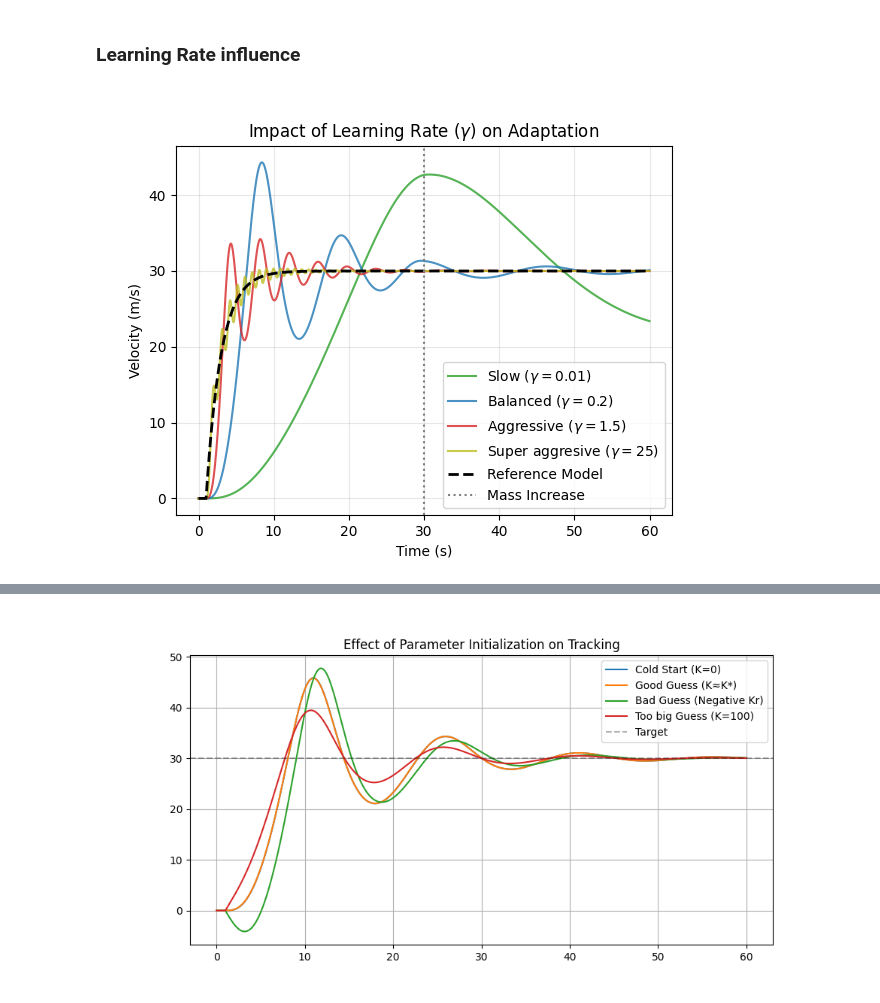
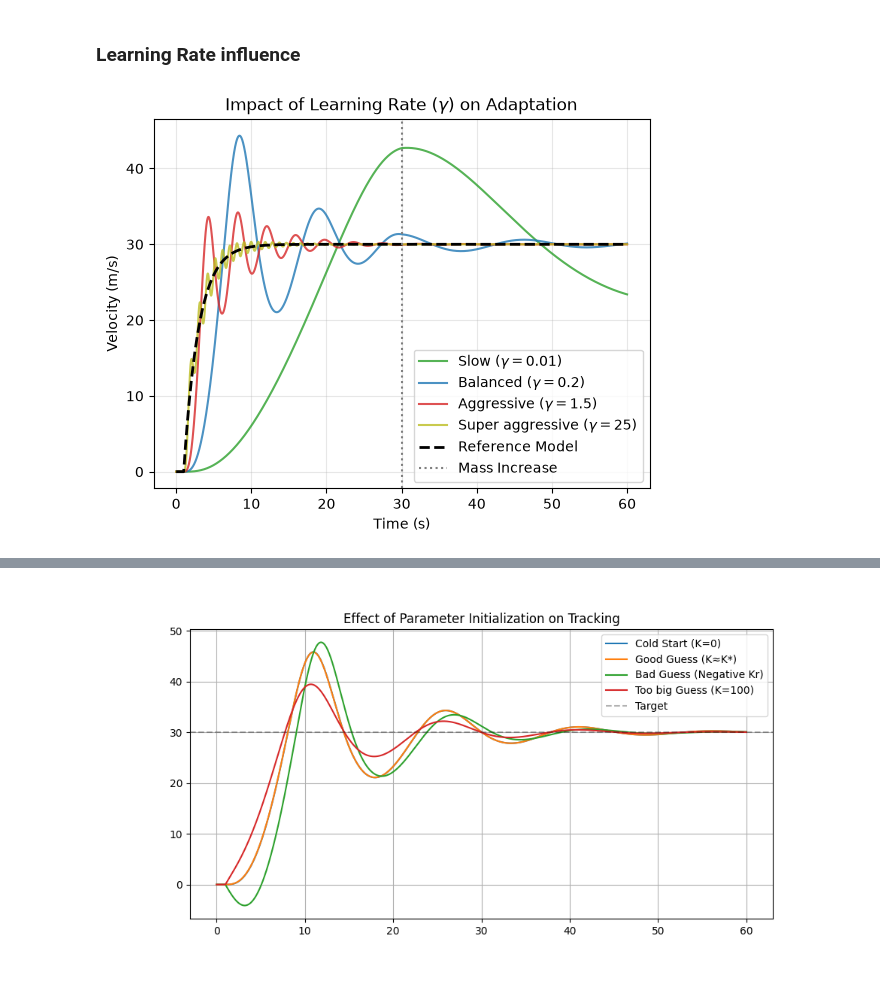
Before and after one commit to Mrjarkos/MRAC_Tutorial, a Jupyter notebook: 01_Introduction_to_MRAC.ipynb, the cells around one changed output, grey strips where cells are left out. Saved outputs shown, nothing was run; the diff lists cells and outputs as text; code cells hidden in the pictures.

```diff
--- a/01_Introduction_to_MRAC.ipynb
+++ b/01_Introduction_to_MRAC.ipynb
@@ -487,34 +487,34 @@ def simulate_mrac(gamma):
         history['Kr'].append(Kr)
         history['Kx'].append(Kx)
         history['cost'].append(cost)
 
     return time, history
 
 # Test different Gammas
 gammas = [0.01, 0.2, 1.5, 25]
-labels = ['Slow ($\\gamma=0.01$)', 'Balanced ($\\gamma=0.2$)', 'Aggressive ($\\gamma=1.5$)', 'Super aggresive ($\\gamma=25$)']
+labels = ['Slow ($\\gamma=0.01$)', 'Balanced ($\\gamma=0.2$)', 'Aggressive ($\\gamma=1.5$)', 'Super aggressive ($\\gamma=25$)']
 colors = ['tab:green', 'tab:blue', 'tab:red', 'tab:olive']
 
 history = {}
 
 for g in gammas:
     t, hist = simulate_mrac(g)
     history[g] = hist
 
 plt.figure()
 for g, l, c in zip(gammas, labels, colors):
     hist = history[g]
     plt.plot(t, hist["v"], label=l, color=c, alpha=0.8)
 
 plt.plot(t,  hist["v_m"], 'k--', label='Reference Model', linewidth=2)
 plt.axvline(x=30, color='gray', linestyle=':', label='Mass Increase')
 plt.title('Impact of Learning Rate ($\\gamma$) on Adaptation')
 plt.xlabel('Time (s)')
 plt.ylabel('Velocity (m/s)')
 plt.legend()
 plt.grid(True, alpha=0.3)
 plt.show()
 # %% [output]
-[figure, old version]
+[figure, new version]
 # %% [markdown]
 ##### Gradients
```
Also changed, not shown: parts of 3 cells of this notebook, 3 other files.
